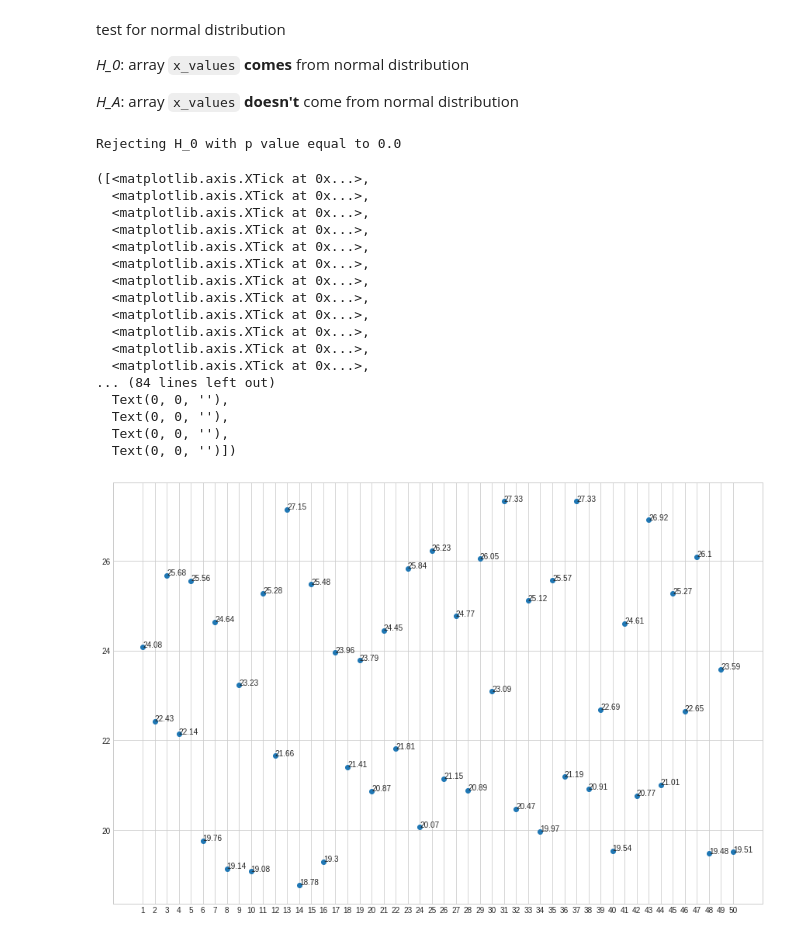
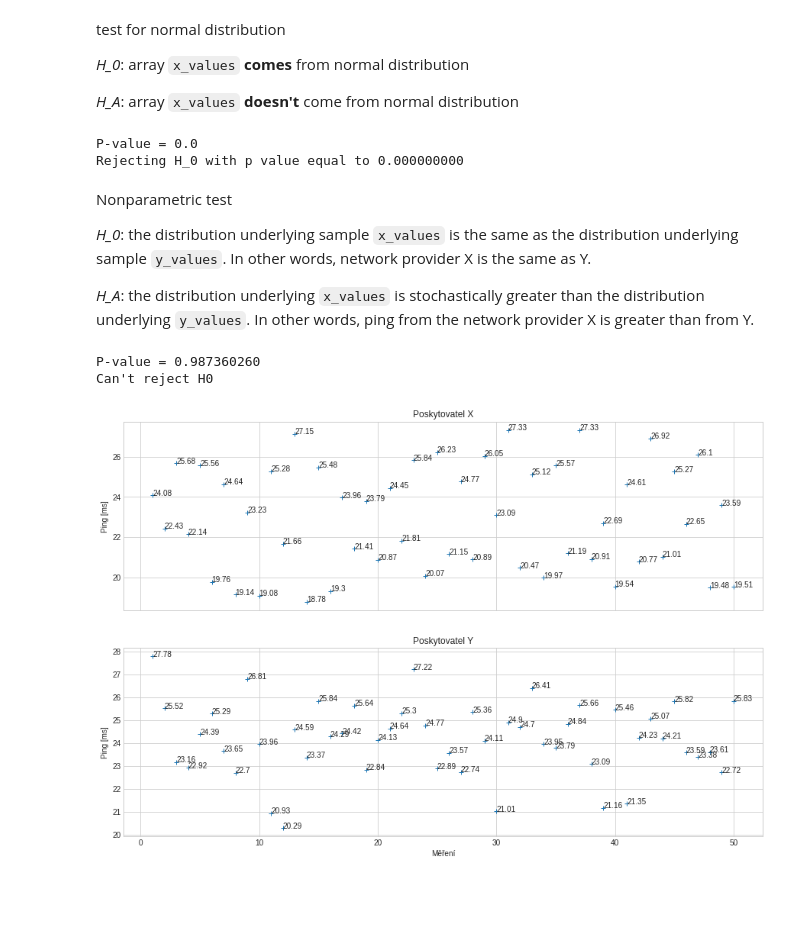
Before and after one commit to x00Pavel/data-analytics, a Jupyter notebook: task_1.ipynb, the cells around one changed output. Cells and saved outputs as stored; diff of their text form; code cells hidden in the pictures; blank space fills up the shorter version.

```diff
--- a/task_1.ipynb
+++ b/task_1.ipynb
@@ -23,38 +23,52 @@ test for normal distribution
 *H_A*: array `x_values` **doesn't** come from normal distribution
 # %%
 stat, p = stats.kstest(x_values, "norm")
+print(f"P-value = {p}")
 if p < alpha:
-    print(f"Rejecting H_0 with p value equal to {p}")
+    print(f"Rejecting H_0 with p value equal to {p:.9f}")
 else:
     print("Not rejecting H_0 -> x_values comes from normal distribution")
 # %% [output]
-Rejecting H_0 with p value equal to 0.0
+P-value = 0.0
+Rejecting H_0 with p value equal to 0.000000000
+# %% [markdown]
+Nonparametric test
+
+*H_0*: the distribution underlying sample `x_values` is the same as the distribution underlying sample `y_values`. In other words, network provider X is the same as Y.
+
+*H_A*: the distribution underlying `x_values` is stochastically greater than the distribution underlying `y_values`. In other words, ping from the network provider X is greater than from Y.
+# %%
+stat, p_value = stats.mannwhitneyu(x_values, y_values, alternative="greater")
+print(f"P-value = {p_value:.9f}")
+if p_value < alpha:
+    print(f"Rejecting H0")
+else:
+    print(f"Can't reject H0")
+# %% [output]
+P-value = 0.987360260
+Can't reject H0
 # %%
 x_y_values = range(1, x_values.size + 1)
-fig, ax = plt.subplots(figsize=(15,10))
+y_x_values = range(1, y_values.size + 1)
+fig, (ax0, ax1) = plt.subplots(2, 1, figsize=(15,10), sharex=True)
 
-ax.scatter(x_y_values, x_values)
+ax0.plot(x_y_values, x_values, '+')
+ax0.title.set_text("Poskytovatel X")
+
+ax1.plot(y_x_values, y_values, '+')
+ax1.title.set_text("Poskytovatel Y")
 
 for i, txt in enumerate(x_values):
-    ax.annotate(txt, (x_y_values[i], x_values[i]))
+    ax0.annotate(txt, (x_y_values[i], x_values[i]))
 
-plt.xticks(x_y_values)
+for i, txt in enumerate(y_values):
+    ax1.annotate(txt, (y_x_values[i], y_values[i]))
+
+ax1.set_xlabel("Měření")
+
+ax0.set_ylabel("Ping [ms]")
+ax1.set_ylabel("Ping [ms]")
+
+plt.savefig("values.pdf", bbox_inches='tight')
 # %% [output]
-([<matplotlib.axis.XTick at 0x...>,
-  <matplotlib.axis.XTick at 0x...>,
-  <matplotlib.axis.XTick at 0x...>,
-  <matplotlib.axis.XTick at 0x...>,
-  <matplotlib.axis.XTick at 0x...>,
-  <matplotlib.axis.XTick at 0x...>,
-  <matplotlib.axis.XTick at 0x...>,
-  <matplotlib.axis.XTick at 0x...>,
-  <matplotlib.axis.XTick at 0x...>,
-  <matplotlib.axis.XTick at 0x...>,
-  <matplotlib.axis.XTick at 0x...>,
-  <matplotlib.axis.XTick at 0x...>,
-... (84 lines left out)
-  Text(0, 0, ''),
-  Text(0, 0, ''),
-  Text(0, 0, ''),
-  Text(0, 0, '')])
-[figure, old version]
+[figure, new version]
```
Also changed, not shown: 3 other files.
